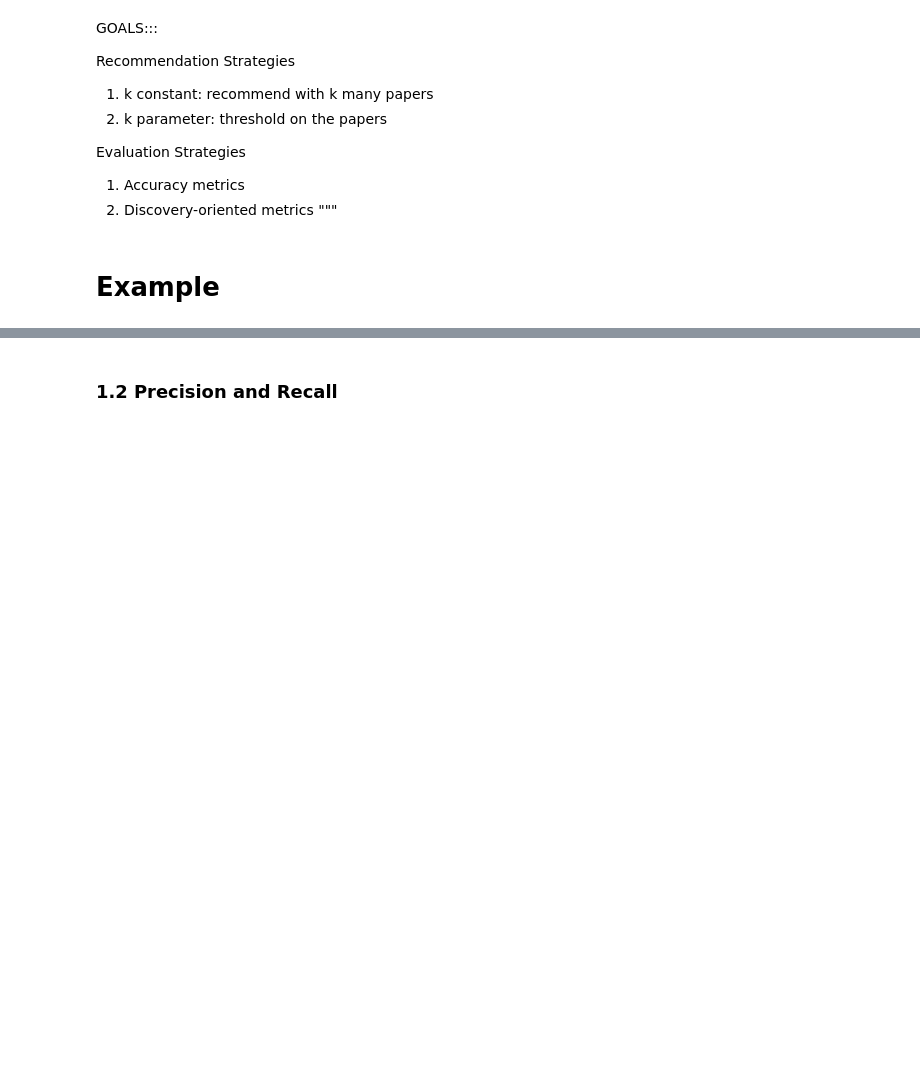
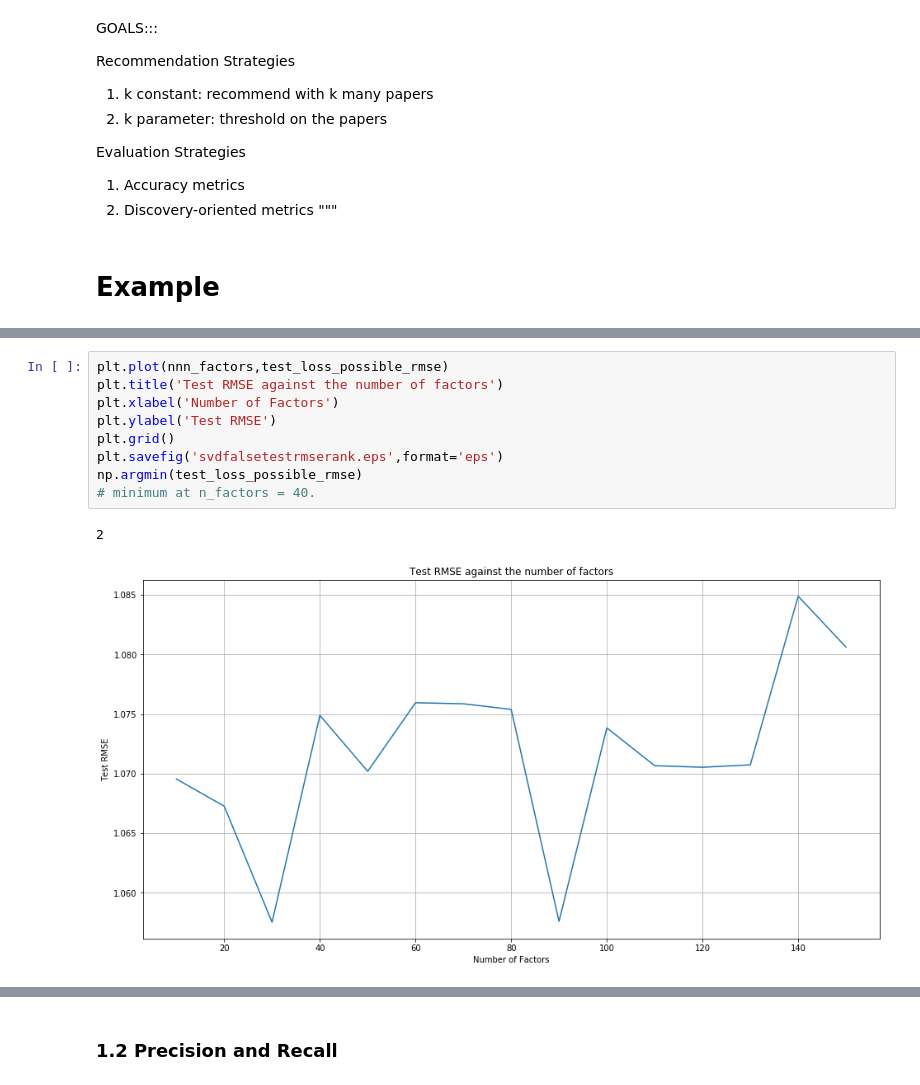
Before and after one commit to jpatrickpark/1003-project, a Jupyter notebook: notebooks/recommendationaccuracy.ipynb, the cells around one changed output, grey strips where cells are left out. Cells and saved outputs as stored; diff of their text form; blank space fills up the shorter version.

```diff
--- a/notebooks/recommendationaccuracy.ipynb
+++ b/notebooks/recommendationaccuracy.ipynb
@@ -195 +194,13 @@ MAE:  0.7000
+# %%
+plt.plot(nnn_factors,test_loss_possible_rmse)
+plt.title('Test RMSE against the number of factors')
+plt.xlabel('Number of Factors')
+plt.ylabel('Test RMSE')
+plt.grid()
+plt.savefig('svdfalsetestrmserank.eps',format='eps')
+np.argmin(test_loss_possible_rmse)
+# minimum at n_factors = 40.
+# %% [output]
+2
+[figure, added]
 # %%
```
Also changed, not shown: parts of 51 cells of this notebook, 1 other file.
